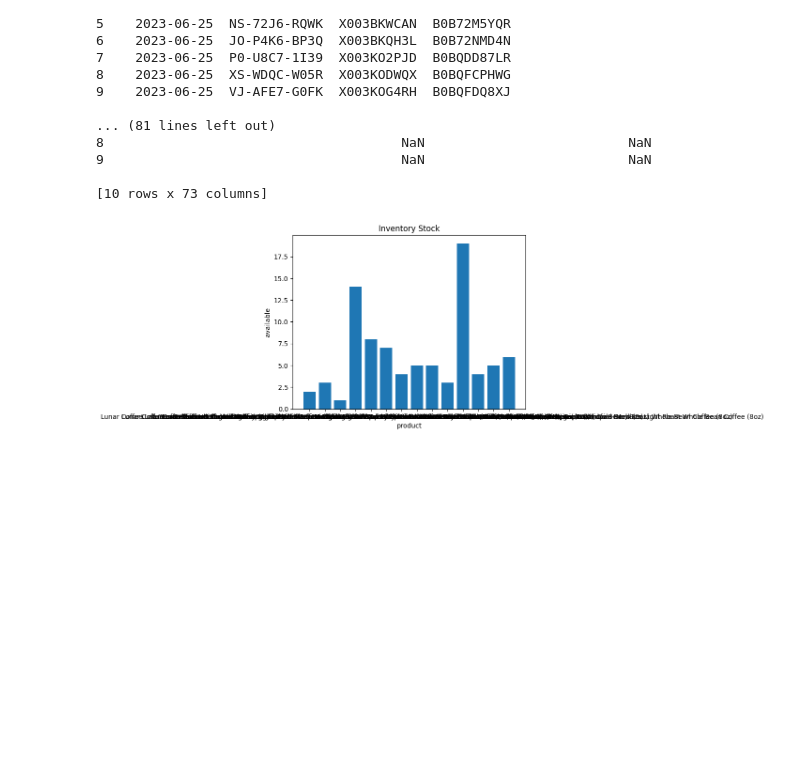
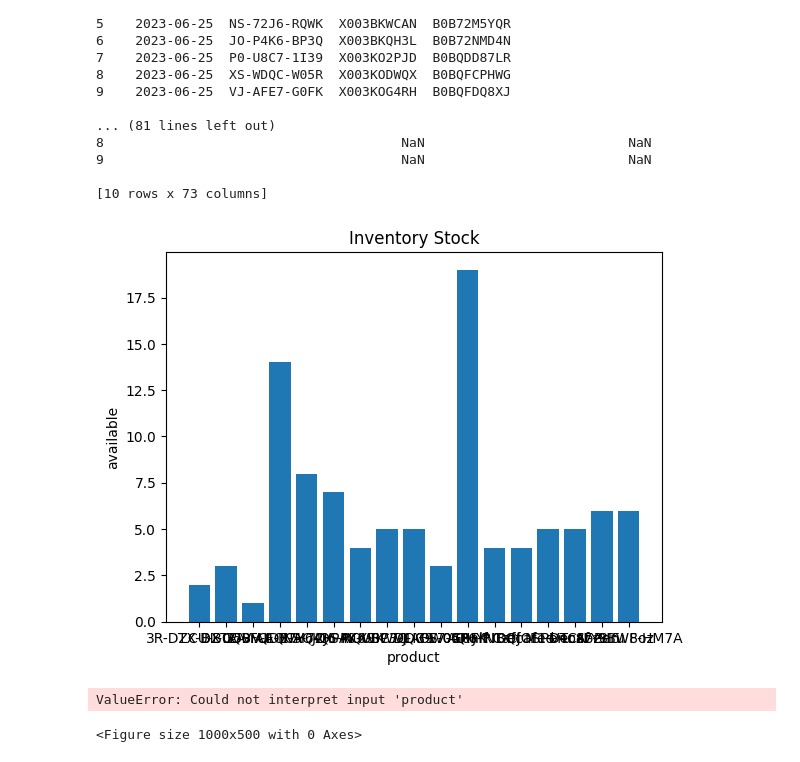
Before and after one commit to FuexFollets/coffeco-instock-analysis, a Jupyter notebook: data-analysis/visualize.ipynb, the cells around one changed output. Saved outputs shown, nothing was run; the diff lists cells and outputs as text; code cells hidden in the pictures; blank space fills up the shorter version.

Commit message:
update graph w/ ordered stock

```diff
--- a/data-analysis/visualize.ipynb
+++ b/data-analysis/visualize.ipynb
@@ -24,10 +25,24 @@ print(data.head(10))
 [10 rows x 73 columns]
 # %%
 # bar graph of inventory stock
-plt.bar(data['product-name'], data['available'])
+plt.bar(data['sku'] , data['available'])
 plt.title("Inventory Stock")
 plt.xlabel('product')
 plt.ylabel('available')
 plt.show()
 # %% [output]
-[figure, old version]
+[figure, new version]
+# %%
+fig = plt.figure(figsize=(10,5))
+sns.barplot(
+    data=data,
+    x='available',
+    y='',
+    pallete='dark',
+    width=0.8,
+    alpha=0.6
+)
+plt.show()
+# %% [output]
+ValueError: Could not interpret input 'product'
+<Figure size 1000x500 with 0 Axes>
```
Also changed, not shown: parts of 1 cell of this notebook.
